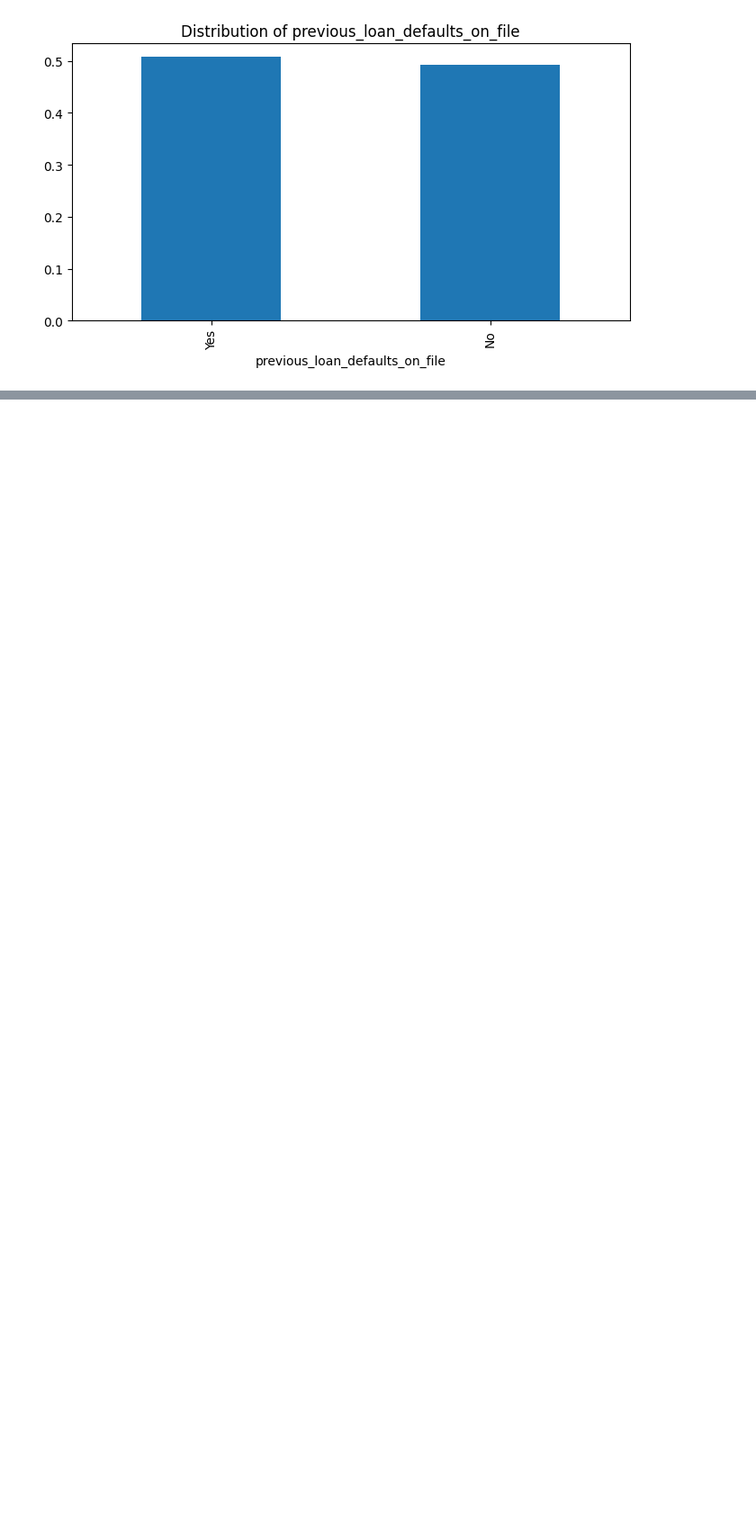
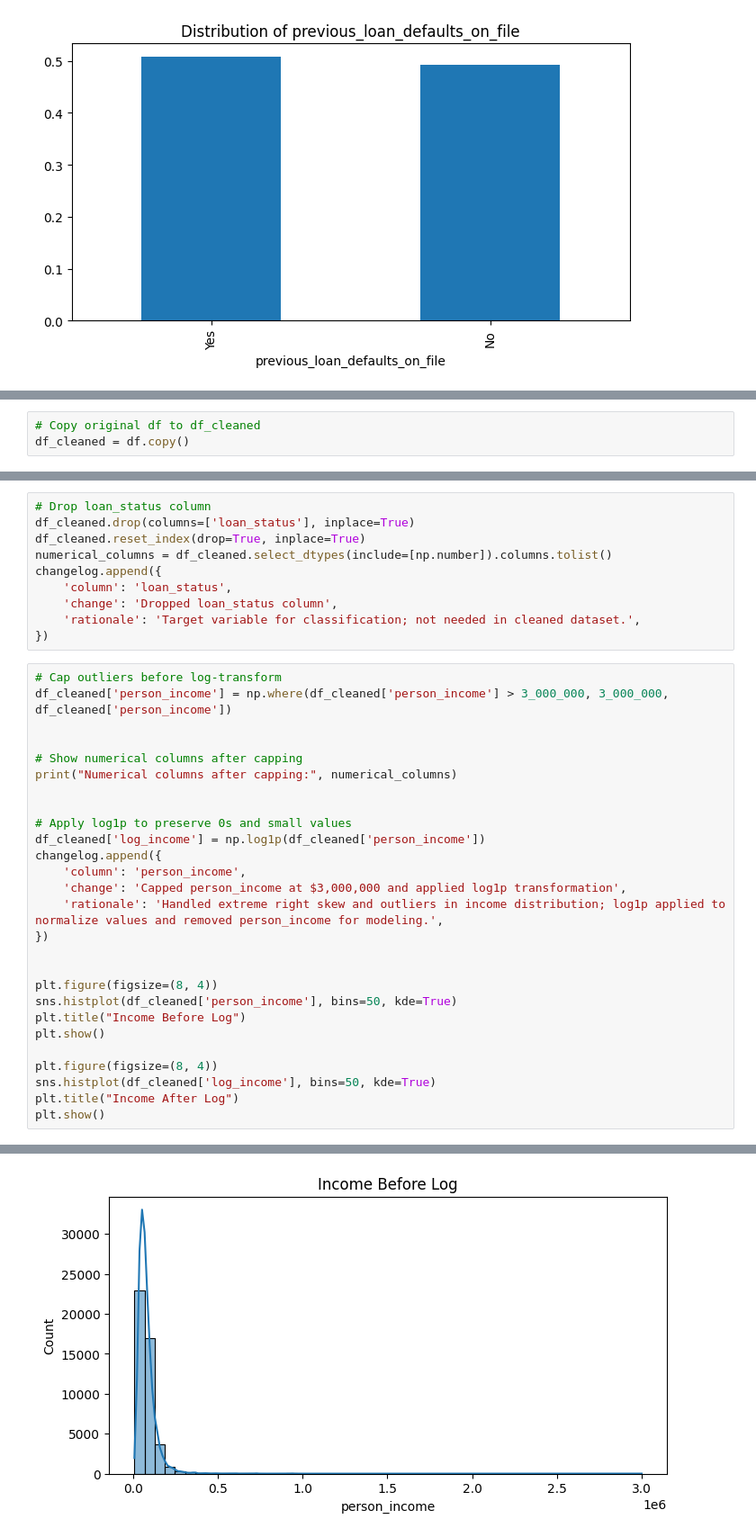
Before and after one commit to jb705249/SJU_DSS_740_Final_Project, a Jupyter notebook: Scr/initial_data_cleaning.ipynb, the cells around one changed output, grey strips where cells are left out. Shown at 90% size. Drawn from its saved outputs; the diff is of its cells as text; blank space fills up the shorter version.

```diff
--- a/Scr/initial_data_cleaning.ipynb
+++ b/Scr/initial_data_cleaning.ipynb
@@ -116,0 +150,3 @@ for col in categorical_columns:
+# %%
+# Copy original df to df_cleaned
+df_cleaned = df.copy()
@@ -116,0 +165,38 @@ for col in categorical_columns:
+# %%
+# Drop loan_status column
+df_cleaned.drop(columns=['loan_status'], inplace=True)
+df_cleaned.reset_index(drop=True, inplace=True)
+numerical_columns = df_cleaned.select_dtypes(include=[np.number]).columns.tolist()
+changelog.append({
+    'column': 'loan_status',
+    'change': 'Dropped loan_status column',
+    'rationale': 'Target variable for classification; not needed in cleaned dataset.',
+})
+# %%
+# Cap outliers before log-transform
+df_cleaned['person_income'] = np.where(df_cleaned['person_income'] > 3_000_000, 3_000_000, df_cleaned['person_income'])
+
+
+# Show numerical columns after capping
+print("Numerical columns after capping:", numerical_columns)
+
+
+# Apply log1p to preserve 0s and small values
+df_cleaned['log_income'] = np.log1p(df_cleaned['person_income'])
+changelog.append({
+    'column': 'person_income',
+    'change': 'Capped person_income at $3,000,000 and applied log1p transformation',
+    'rationale': 'Handled extreme right skew and outliers in income distribution; log1p applied to normalize values and removed person_income for modeling.',
+})
+
+
+plt.figure(figsize=(8, 4))
+sns.histplot(df_cleaned['person_income'], bins=50, kde=True)
+plt.title("Income Before Log")
+plt.show()
+
+plt.figure(figsize=(8, 4))
+sns.histplot(df_cleaned['log_income'], bins=50, kde=True)
+plt.title("Income After Log")
+plt.show()
+# %% [output]
@@ -116,0 +204 @@ for col in categorical_columns:
+[figure, added]
```
Also changed, not shown: parts of 16 cells of this notebook, 1 other file.
